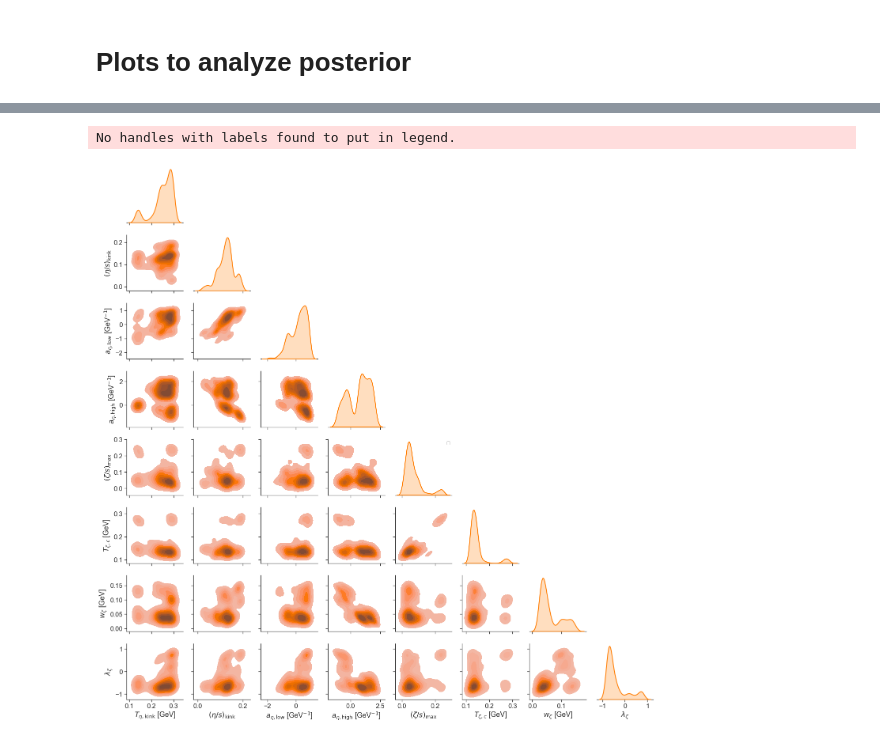
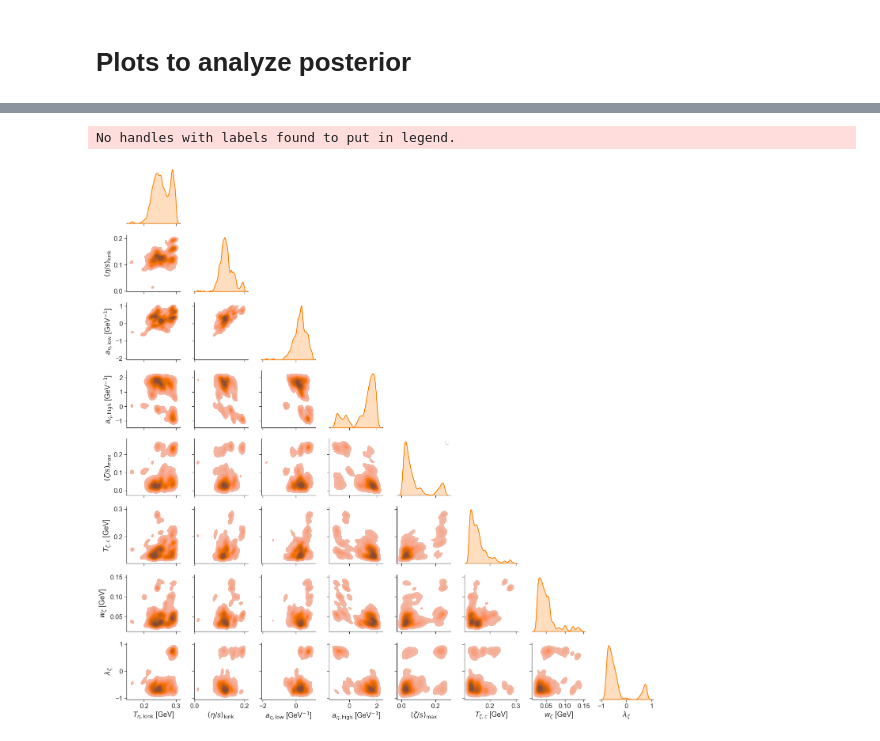
Before and after one commit to danOSU/observables, a Jupyter notebook: vah_design/emulation/analyze.ipynb, the cells around one changed output, grey strips where cells are left out. Saved outputs shown, nothing was run; the diff lists cells and outputs as text; code cells hidden in the pictures.

```diff
--- a/vah_design/emulation/analyze.ipynb
+++ b/vah_design/emulation/analyze.ipynb
@@ -26,6 +26,6 @@ No handles with labels found to put in legend.
 # %%
-plot_corner_viscosity(post_df,'PCSK',1000,1)
+plot_corner_viscosity(post_df,'PCSK',40000,1)
 # %% [output]
 No handles with labels found to put in legend.
-[figure, old version]
+[figure, new version]
 # %%
```
Also changed, not shown: parts of 6 cells of this notebook.
